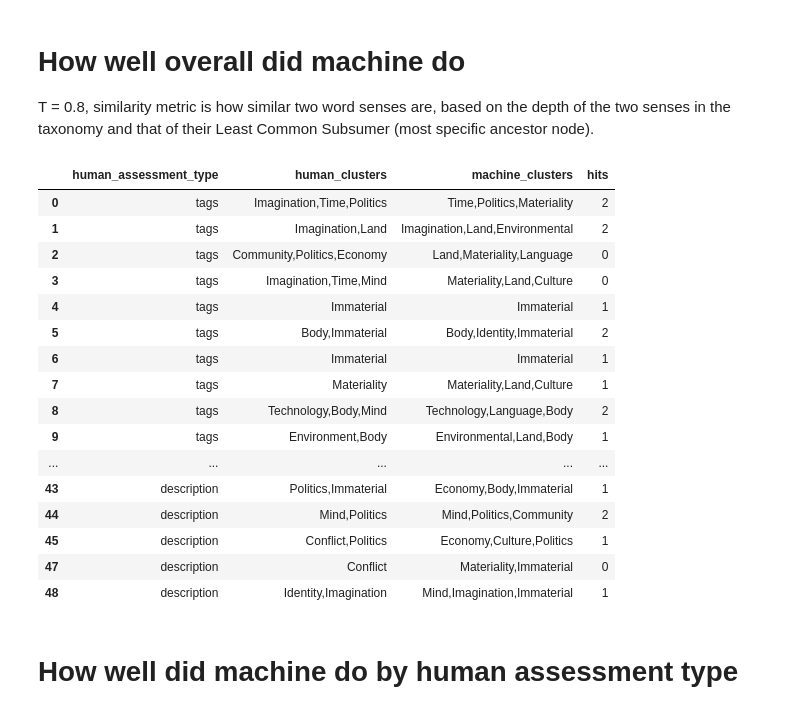
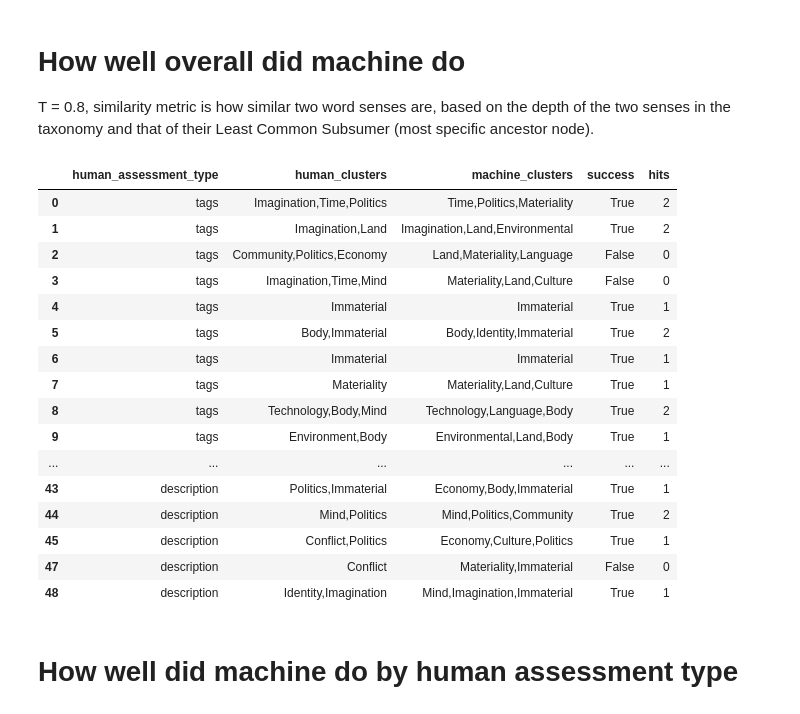
Before and after one commit to darenr/kadist-autotagging, a Jupyter notebook: Cluster-Assignment-Demo.ipynb, the cells around one changed output. Saved outputs shown, nothing was run; the diff lists cells and outputs as text; code cells hidden in the pictures.

```diff
--- a/Cluster-Assignment-Demo.ipynb
+++ b/Cluster-Assignment-Demo.ipynb
@@ -3,37 +3,40 @@ import pandas as pd
 import matplotlib
 import numpy as np
 import matplotlib.pyplot as plt
+from itertools import cycle, islice
 %matplotlib inline
+
 
 df = pd.read_csv('results_wup_0.8.csv')
 
 # remove rows where no clusters
 df = df.dropna(subset=['machine_clusters'])
 df = df.dropna(subset=['human_clusters'])
+df['success'] = df['hits'] > 0
 # %% [markdown]
 # How well overall did machine do
 
 T = 0.8, similarity metric is how similar two word senses are, based on the depth of the two senses in the taxonomy and that of their Least Common Subsumer (most specific ancestor node).
 # %%
-df[['human_assessment_type', 'human_clusters', 'machine_clusters', 'hits']].head(50)
+df[['human_assessment_type', 'human_clusters', 'machine_clusters', 'success', 'hits']].head(50)
 # %% [output]
-|  | human_assessment_type | human_clusters | machine_clusters | hits |
-| 0 | tags | Imagination,Time,Politics | Time,Politics,Materiality | 2 |
-| 1 | tags | Imagination,Land | Imagination,Land,Environmental | 2 |
-| 2 | tags | Community,Politics,Economy | Land,Materiality,Language | 0 |
-| 3 | tags | Imagination,Time,Mind | Materiality,Land,Culture | 0 |
-| 4 | tags | Immaterial | Immaterial | 1 |
-| 5 | tags | Body,Immaterial | Body,Identity,Immaterial | 2 |
-| 6 | tags | Immaterial | Immaterial | 1 |
-| 7 | tags | Materiality | Materiality,Land,Culture | 1 |
-| 8 | tags | Technology,Body,Mind | Technology,Language,Body | 2 |
-| 9 | tags | Environment,Body | Environmental,Land,Body | 1 |
-| ... | ... | ... | ... | ... |
-| 43 | description | Politics,Immaterial | Economy,Body,Immaterial | 1 |
-| 44 | description | Mind,Politics | Mind,Politics,Community | 2 |
-| 45 | description | Conflict,Politics | Economy,Culture,Politics | 1 |
-| 47 | description | Conflict | Materiality,Immaterial | 0 |
-| 48 | description | Identity,Imagination | Mind,Imagination,Immaterial | 1 |
+|  | human_assessment_type | human_clusters | machine_clusters | success | hits |
+| 0 | tags | Imagination,Time,Politics | Time,Politics,Materiality | True | 2 |
+| 1 | tags | Imagination,Land | Imagination,Land,Environmental | True | 2 |
+| 2 | tags | Community,Politics,Economy | Land,Materiality,Language | False | 0 |
+| 3 | tags | Imagination,Time,Mind | Materiality,Land,Culture | False | 0 |
+| 4 | tags | Immaterial | Immaterial | True | 1 |
+| 5 | tags | Body,Immaterial | Body,Identity,Immaterial | True | 2 |
+| 6 | tags | Immaterial | Immaterial | True | 1 |
+| 7 | tags | Materiality | Materiality,Land,Culture | True | 1 |
+| 8 | tags | Technology,Body,Mind | Technology,Language,Body | True | 2 |
+| 9 | tags | Environment,Body | Environmental,Land,Body | True | 1 |
+| ... | ... | ... | ... | ... | ... |
+| 43 | description | Politics,Immaterial | Economy,Body,Immaterial | True | 1 |
+| 44 | description | Mind,Politics | Mind,Politics,Community | True | 2 |
+| 45 | description | Conflict,Politics | Economy,Culture,Politics | True | 1 |
+| 47 | description | Conflict | Materiality,Immaterial | False | 0 |
+| 48 | description | Identity,Imagination | Mind,Imagination,Immaterial | True | 1 |
 # %% [markdown]
 # How well did machine do by human assessment type
 # %%
```
Also changed, not shown: parts of 7 cells of this notebook, 6 other files.
